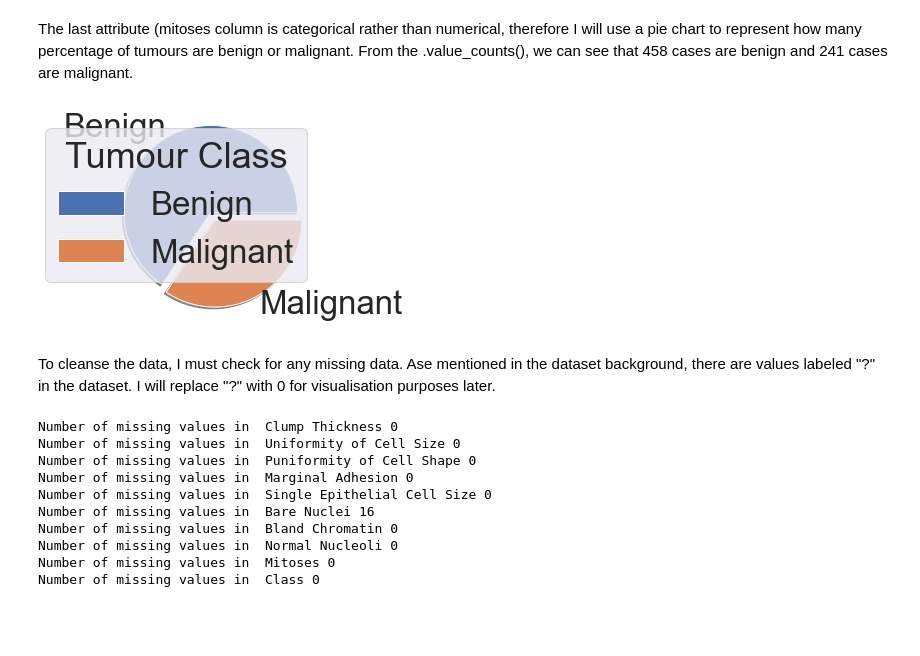
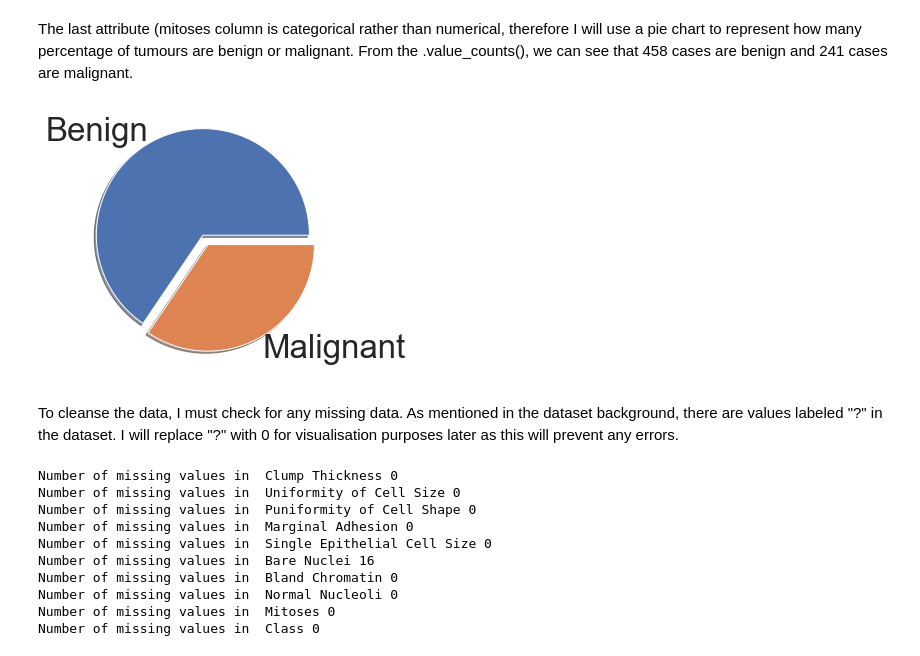
Before and after one commit to kalamkitty/ProgDA_project-2, a Jupyter notebook: PDFA Project 2.ipynb, the cells around one changed output. Cells and saved outputs as stored; diff of their text form; code cells hidden in the pictures; blank space fills up the shorter version.

```diff
--- a/PDFA Project 2.ipynb
+++ b/PDFA Project 2.ipynb
@@ -232,17 +245,16 @@ The last attribute (mitoses column is categorical rather than numerical, therefo
 # %%
 # https://www.w3schools.com/python/matplotlib_pie_charts.asp
 # Create a pie chart using the information from class column.
-
 y= np.array([458,241])
 myexplode = [.1,0]
 mylabels = ["Benign", "Malignant"]
 plt.pie(y, labels = mylabels, explode = myexplode, shadow = True)
-plt.legend(title = "Tumour Class")
+plt.tight_layout()
 plt.show()
 # %% [output]
-[figure, old version]
+[figure, new version]
 # %% [markdown]
-To cleanse the data, I must check for any missing data. Ase mentioned in the dataset background, there are values labeled "?" in the dataset. I will replace "?" with 0 for visualisation purposes later.
+To cleanse the data, I must check for any missing data. As mentioned in the dataset background, there are values labeled "?" in the dataset. I will replace "?" with 0 for visualisation purposes later as this will prevent any errors.
 # %%
 # https://stackoverflow.com/questions/17071871/how-do-i-select-rows-from-a-dataframe-based-on-column-values - boolean indexing
 # Check if there are any "?" in each column.
```
Also changed, not shown: parts of 32 cells of this notebook.
